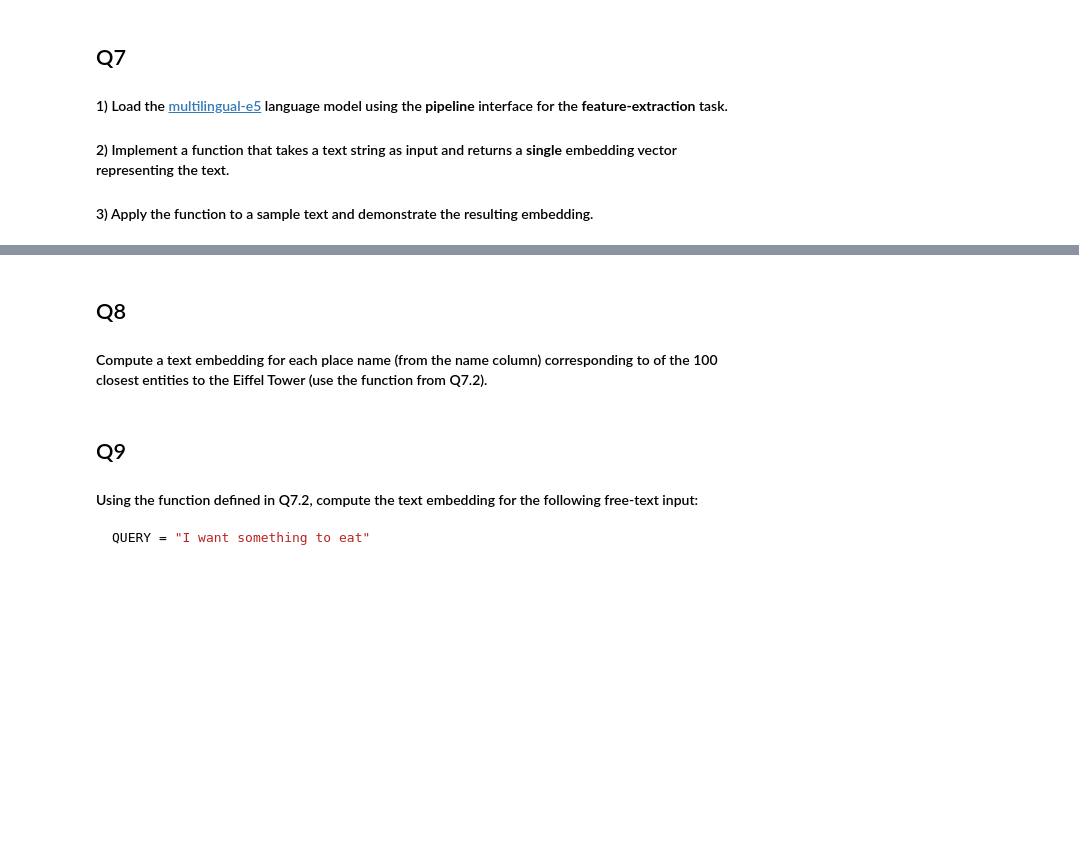
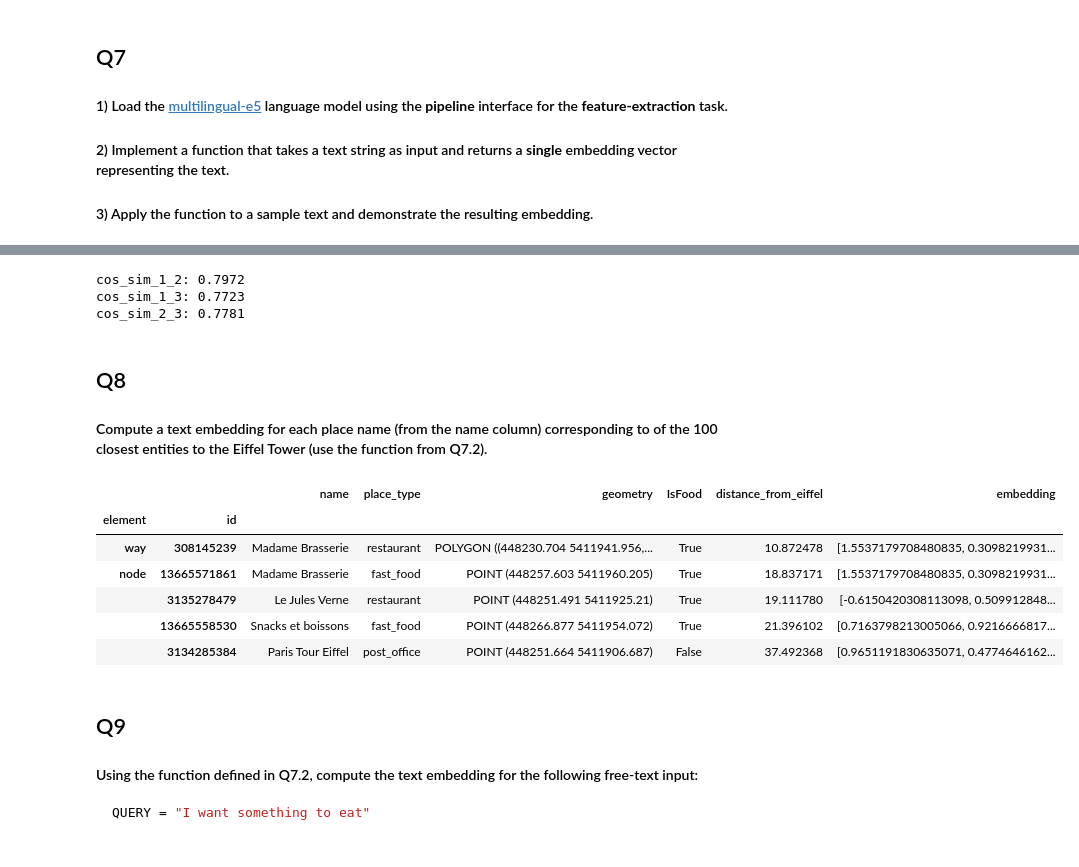
Before and after one commit to michael-sorani/LM4GeoAI, a Jupyter notebook: Exercises/EX_1_Geo_Semantic_Search.ipynb, the cells around one changed output, grey strips where cells are left out. Cells and saved outputs as stored; diff of their text form; code cells hidden in the pictures; blank space fills up the shorter version.

```diff
--- a/Exercises/EX_1_Geo_Semantic_Search.ipynb
+++ b/Exercises/EX_1_Geo_Semantic_Search.ipynb
@@ -245,0 +252,3 @@ eiffel_closest_map
+# %%
+MODEL = "intfloat/multilingual-e5-large"
+MODEL
@@ -246,7 +267,46 @@ eiffel_closest_map
+# %%
+def text_to_one_embedding(text):
+  # The embedder returns a list of token embeddings for the input text
+  # We take the first element (assuming a single text input)
+  token_embeddings = embedder(text)[0]
+  # Compute the max of the token embeddings to get a single sentence embedding
+  sentence_embedding = np.max(token_embeddings, axis=0)
+  return sentence_embedding
+# %%
+from torch import cos_
+example_1 = 'I want to eat an ice-cream'
+exemple_2 = 'The pizza in Paris is not tasty'
+example_3 = 'Albert Einstein was born in Ulm, Germany'
+
+emb_1 = text_to_one_embedding(example_1)
+emb_2 = text_to_one_embedding(exemple_2)
+emb_3 = text_to_one_embedding(example_3)
+
+cos_sim_1_2 = np.dot(emb_1, emb_2) / (np.linalg.norm(emb_1) * np.linalg.norm(emb_2))
+cos_sim_1_3 = np.dot(emb_1, emb_3) / (np.linalg.norm(emb_1) * np.linalg.norm(emb_3))
+cos_sim_2_3 = np.dot(emb_2, emb_3) / (np.linalg.norm(emb_2) * np.linalg.norm(emb_3))
+print(f'cos_sim_1_2: {round(cos_sim_1_2, 4)}')
+print(f'cos_sim_1_3: {round(cos_sim_1_3, 4)}')
+print(f'cos_sim_2_3: {round(cos_sim_2_3, 4)}')
+# %% [output]
+cos_sim_1_2: 0.7972
+cos_sim_1_3: 0.7723
+cos_sim_2_3: 0.7781
 # %% [markdown]
 ## Q8
 
 #### Compute a text embedding for each place name (from the name column) corresponding to of the 100 closest entities to the Eiffel Tower (use the function from Q7.2).
+# %%
+eiffel_closest_pois['embedding'] = eiffel_closest_pois['name'].apply(text_to_one_embedding)
+eiffel_closest_pois.head()
+# %% [output]
+|  |  | name | place_type | geometry | IsFood | distance_from_eiffel | embedding |
+| element | id |  |  |  |  |  |  |
+| way | 308145239 | Madame Brasserie | restaurant | POLYGON ((448230.704 5411941.956,... | True | 10.872478 | [1.5537179708480835, 0.3098219931... |
+| node | 13665571861 | Madame Brasserie | fast_food | POINT (448257.603 5411960.205) | True | 18.837171 | [1.5537179708480835, 0.3098219931... |
+|  | 3135278479 | Le Jules Verne | restaurant | POINT (448251.491 5411925.21) | True | 19.111780 | [-0.6150420308113098, 0.509912848... |
+|  | 13665558530 | Snacks et boissons | fast_food | POINT (448266.877 5411954.072) | True | 21.396102 | [0.7163798213005066, 0.9216666817... |
+|  | 3134285384 | Paris Tour Eiffel | post_office | POINT (448251.664 5411906.687) | False | 37.492368 | [0.9651191830635071, 0.4774646162... |
 # %% [markdown]
 ## Q9
 
```
Also changed, not shown: parts of 9 cells of this notebook.
